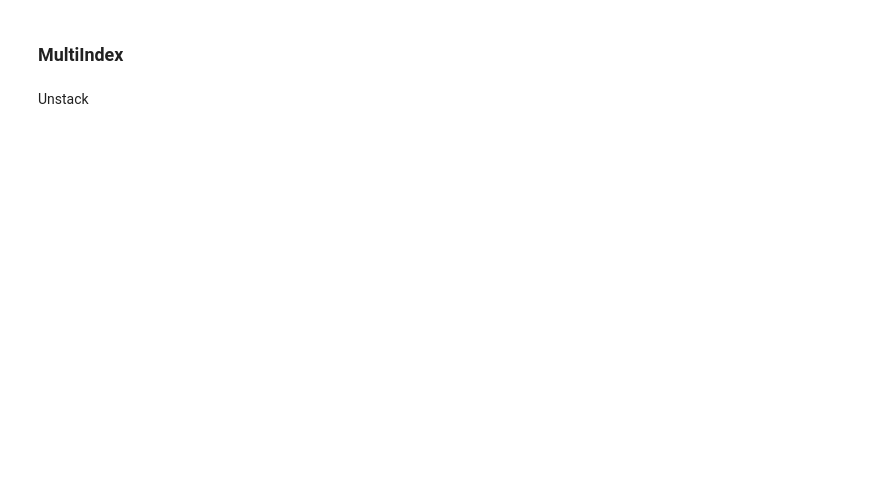
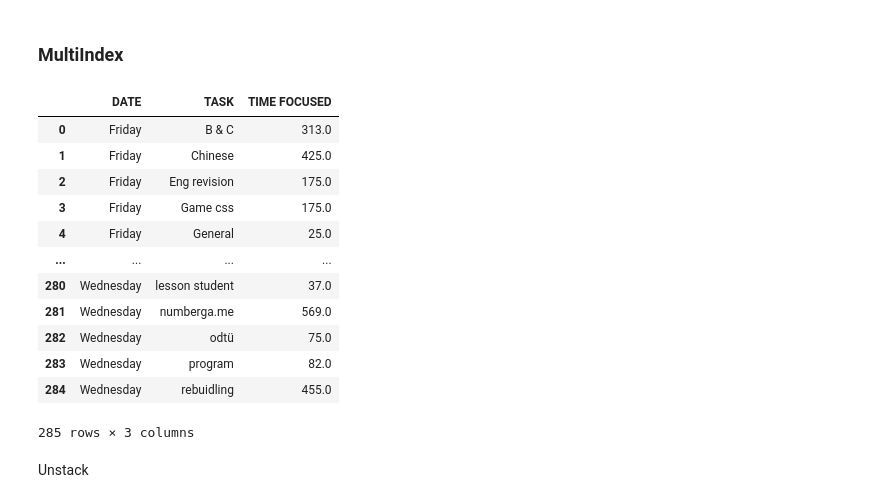
Before and after one commit to itszehrakaya/study-analysis, a Jupyter notebook: data_manipulation.ipynb, the cells around one changed output. Saved outputs shown, nothing was run; the diff lists cells and outputs as text; code cells hidden in the pictures; blank space fills up the shorter version.

```diff
--- a/data_manipulation.ipynb
+++ b/data_manipulation.ipynb
@@ -235,18 +235,33 @@ plt.show()
 # %%
 grpdf = data
 grpdf = grpdf.groupby(['DATE','TASK'])['TIME FOCUSED'].sum().reset_index()
 
 dates = grpdf['DATE']
 tasks = grpdf['TASK']
 times = grpdf['TIME FOCUSED'].values
 
 arrays= [
     dates.to_numpy(),
     tasks.to_numpy(),
         ]
 index = pd.MultiIndex.from_arrays(arrays,
                                   names=["date","task"])
 dtf = pd.Series(times,index=index)
+grpdf
+# %% [output]
+|  | DATE | TASK | TIME FOCUSED |
+| 0 | Friday | B & C | 313.0 |
+| 1 | Friday | Chinese | 425.0 |
+| 2 | Friday | Eng revision | 175.0 |
+| 3 | Friday | Game css | 175.0 |
+| 4 | Friday | General | 25.0 |
+| ... | ... | ... | ... |
+| 280 | Wednesday | lesson student | 37.0 |
+| 281 | Wednesday | numberga.me | 569.0 |
+| 282 | Wednesday | odtü | 75.0 |
+| 283 | Wednesday | program | 82.0 |
+| 284 | Wednesday | rebuidling | 455.0 |
+285 rows × 3 columns
 # %% [markdown]
 Unstack
 # %%
```
Also changed, not shown: parts of 3 cells of this notebook, 3 other files.
